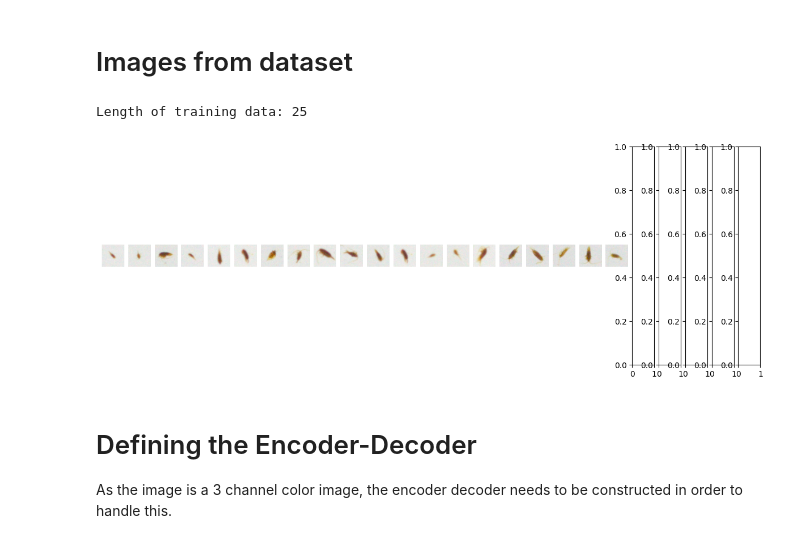
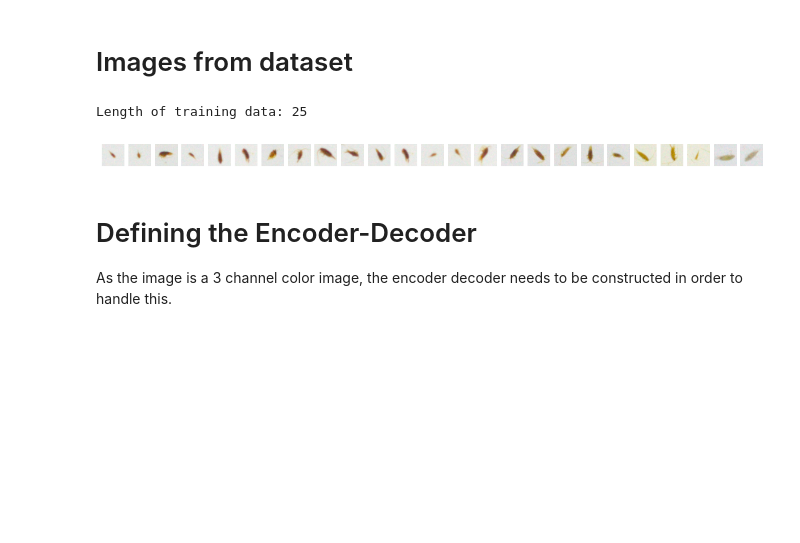
Before and after one commit to Pwhsky/copepod-image-analysis, a Jupyter notebook: vae/copepod_vae.ipynb, the cells around one changed output. Cells and saved outputs as stored; diff of their text form; code cells hidden in the pictures; blank space fills up the shorter version.

Commit message:
Changed training and latent dim

```diff
--- a/vae/copepod_vae.ipynb
+++ b/vae/copepod_vae.ipynb
@@ -7,17 +7,17 @@ import cv2
 # Images from dataset
 # %%
 load_data = np.load('copepod_crops.npz')
-training_data = [load_data[file] for file in load_data.files]
-num_images = len(training_data)
+training_images = [load_data[file] for file in load_data.files]
+num_images = len(training_images)
 fig, axs = plt.subplots(1, num_images, figsize=(15, 5))
 for i, image in enumerate(training_images):
-    axs[i].imshow(image, cmap='gray')
+    axs[i].imshow(image)
     axs[i].axis('off')
 
 print(f"Length of training data: {num_images}")
 # %% [output]
 Length of training data: 25
-[figure, old version]
+[figure, new version]
 # %% [markdown]
 # Defining the Encoder-Decoder
 As the image is a 3 channel color image,
```
Also changed, not shown: parts of 5 cells of this notebook, 1 other file.
